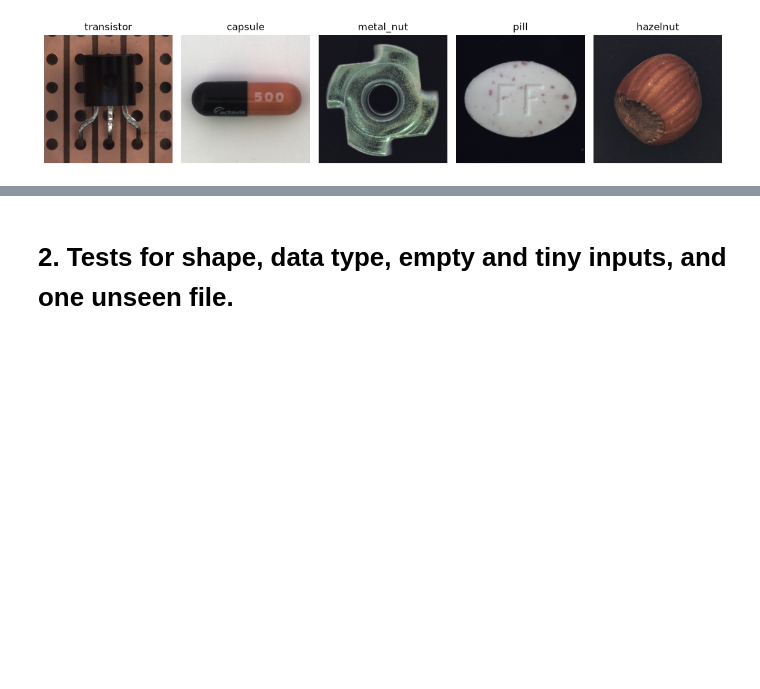
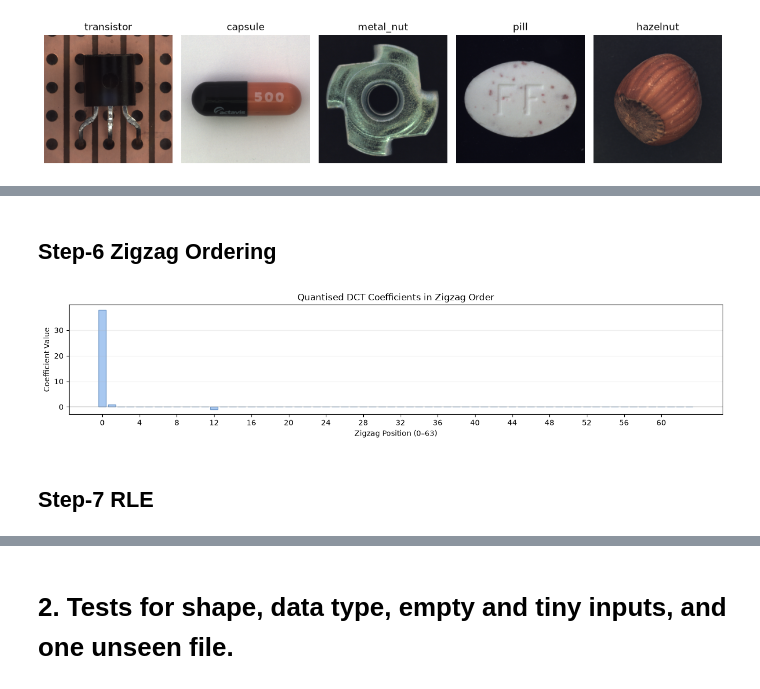
Before and after one commit to filza-a/IDIG4120-group-project, a Jupyter notebook: P2-More-Akhlaq.ipynb, the cells around one changed output, grey strips where cells are left out. Drawn from its saved outputs; the diff is of its cells as text; code cells hidden in the pictures; blank space fills up the shorter version.

```diff
--- a/P2-More-Akhlaq.ipynb
+++ b/P2-More-Akhlaq.ipynb
@@ -140,0 +401,55 @@ hazelnut
+# %% [markdown]
+## Step-6 Zigzag Ordering
+# %%
+
+# Generate zigzag indices for an 8x8 block
+def zigzag_indices(n=8):
+    indices = []
+
+    for diagonal in range(2 * n - 1):
+        cells = []
+
+        for row in range(n):
+            col = diagonal - row
+
+            if 0 <= col < n:
+                cells.append((row, col))
+
+        if diagonal % 2 == 0:
+            cells.reverse()
+
+        indices.extend(cells)
+
+    return indices
+
+
+# Convert the quantised block into a 1D sequence
+indices = zigzag_indices()
+zigzag_values = np.array([
+    quantised_block[row, col]
+    for row, col in indices
+])
+
+# Visualise the zigzag sequence
+fig, ax = plt.subplots(figsize=(13, 3))
+
+ax.bar(
+    range(64),
+    zigzag_values,
+    color="#A8C8F0",
+    edgecolor="#7199C9"
+)
+
+ax.axhline(0, color="gray", linewidth=0.8)
+ax.set_title("Quantised DCT Coefficients in Zigzag Order")
+ax.set_xlabel("Zigzag Position (0–63)")
+ax.set_ylabel("Coefficient Value")
+ax.set_xticks(range(0, 64, 4))
+ax.grid(axis="y", alpha=0.2)
+
+plt.tight_layout()
+plt.show()
+# %% [output]
+[figure, added]
+# %% [markdown]
+## Step-7 RLE
```
Also changed, not shown: parts of 33 cells of this notebook, 1 other file.
